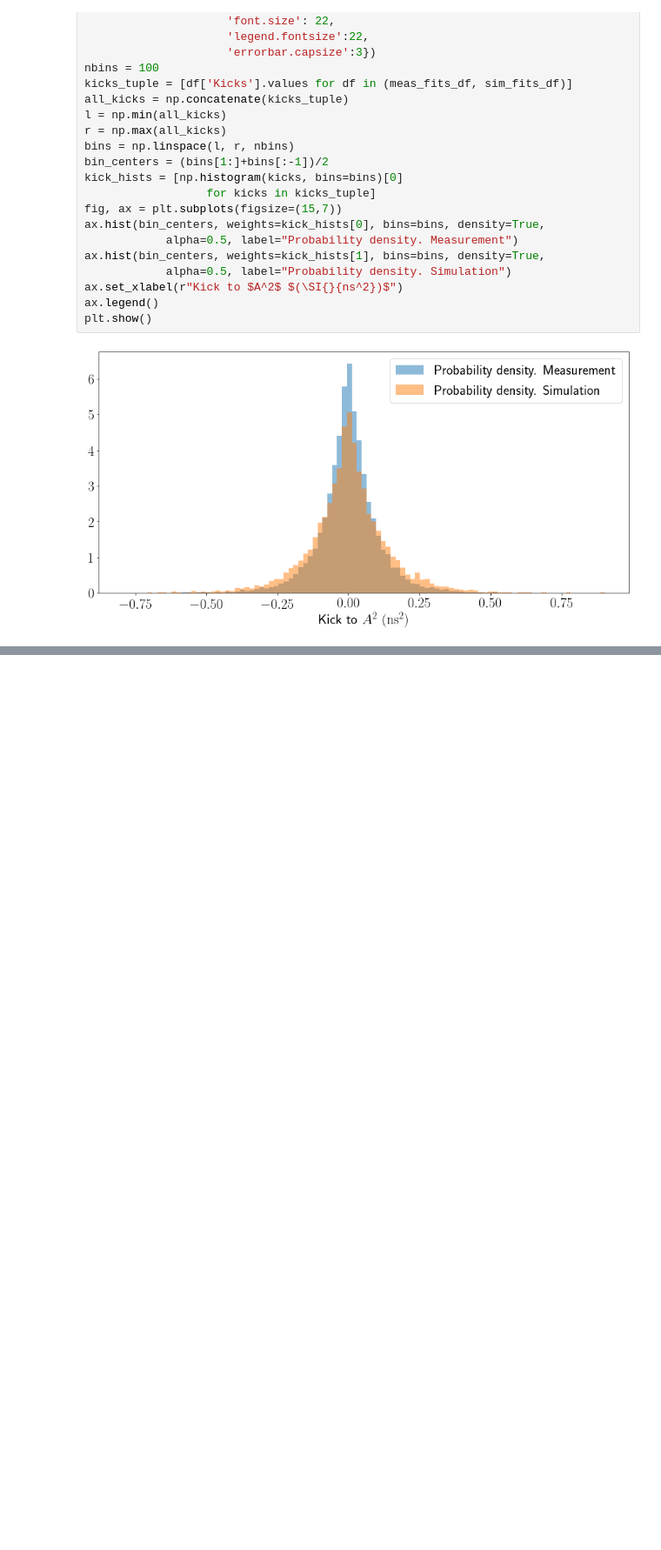
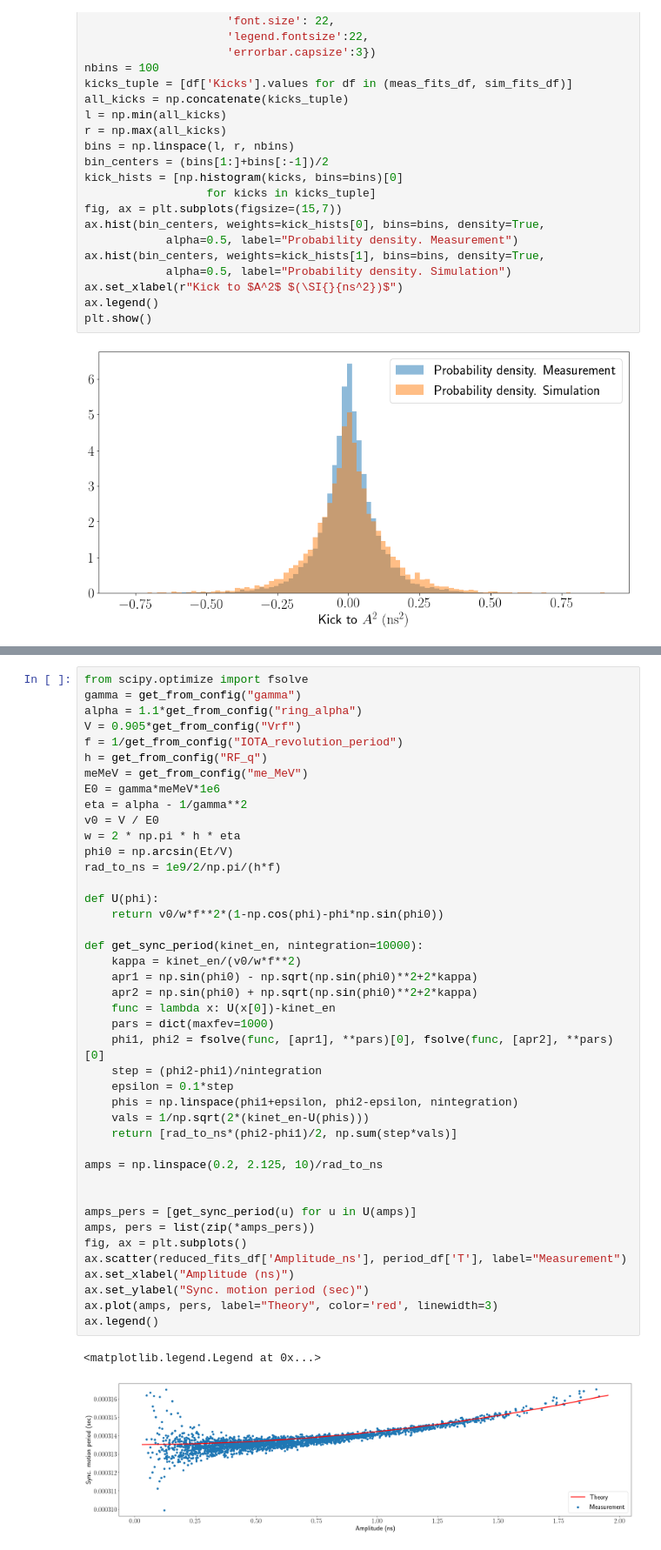
Before and after one commit to IharLobach/ursse, a Jupyter notebook: analyzing_collected_data/shifts/shift_02_28_2020/experiment_vs_simulation_random_walk.ipynb, the cells around one changed output, grey strips where cells are left out. Shown: that part at 87% size. Cells and saved outputs as stored; diff of their text form; blank space fills up the shorter version.

```diff
--- a/analyzing_collected_data/shifts/shift_02_28_2020/experiment_vs_simulation_random_walk.ipynb
+++ b/analyzing_collected_data/shifts/shift_02_28_2020/experiment_vs_simulation_random_walk.ipynb
@@ -384,0 +428,45 @@ plt.show()
+# %%
+from scipy.optimize import fsolve
+gamma = get_from_config("gamma")
+alpha = 1.1*get_from_config("ring_alpha")
+V = 0.905*get_from_config("Vrf")
+f = 1/get_from_config("IOTA_revolution_period")
+h = get_from_config("RF_q")
+meMeV = get_from_config("me_MeV")
+E0 = gamma*meMeV*1e6
+eta = alpha - 1/gamma**2
+v0 = V / E0
+w = 2 * np.pi * h * eta
+phi0 = np.arcsin(Et/V)
+rad_to_ns = 1e9/2/np.pi/(h*f)
+
+def U(phi):
+    return v0/w*f**2*(1-np.cos(phi)-phi*np.sin(phi0))
+
+def get_sync_period(kinet_en, nintegration=10000):
+    kappa = kinet_en/(v0/w*f**2)
+    apr1 = np.sin(phi0) - np.sqrt(np.sin(phi0)**2+2*kappa)
+    apr2 = np.sin(phi0) + np.sqrt(np.sin(phi0)**2+2*kappa)
+    func = lambda x: U(x[0])-kinet_en
+    pars = dict(maxfev=1000)
+    phi1, phi2 = fsolve(func, [apr1], **pars)[0], fsolve(func, [apr2], **pars)[0]
+    step = (phi2-phi1)/nintegration
+    epsilon = 0.1*step
+    phis = np.linspace(phi1+epsilon, phi2-epsilon, nintegration)
+    vals = 1/np.sqrt(2*(kinet_en-U(phis)))
+    return [rad_to_ns*(phi2-phi1)/2, np.sum(step*vals)]
+
+amps = np.linspace(0.2, 2.125, 10)/rad_to_ns
+
+
+amps_pers = [get_sync_period(u) for u in U(amps)]
+amps, pers = list(zip(*amps_pers))
+fig, ax = plt.subplots()
+ax.scatter(reduced_fits_df['Amplitude_ns'], period_df['T'], label="Measurement")
+ax.set_xlabel("Amplitude (ns)")
+ax.set_ylabel("Sync. motion period (sec)")
+ax.plot(amps, pers, label="Theory", color='red', linewidth=3)
+ax.legend()
+# %% [output]
+<matplotlib.legend.Legend at 0x...>
+[figure, added]
```
Also changed, not shown: parts of 13 cells of this notebook, 3 other files.
